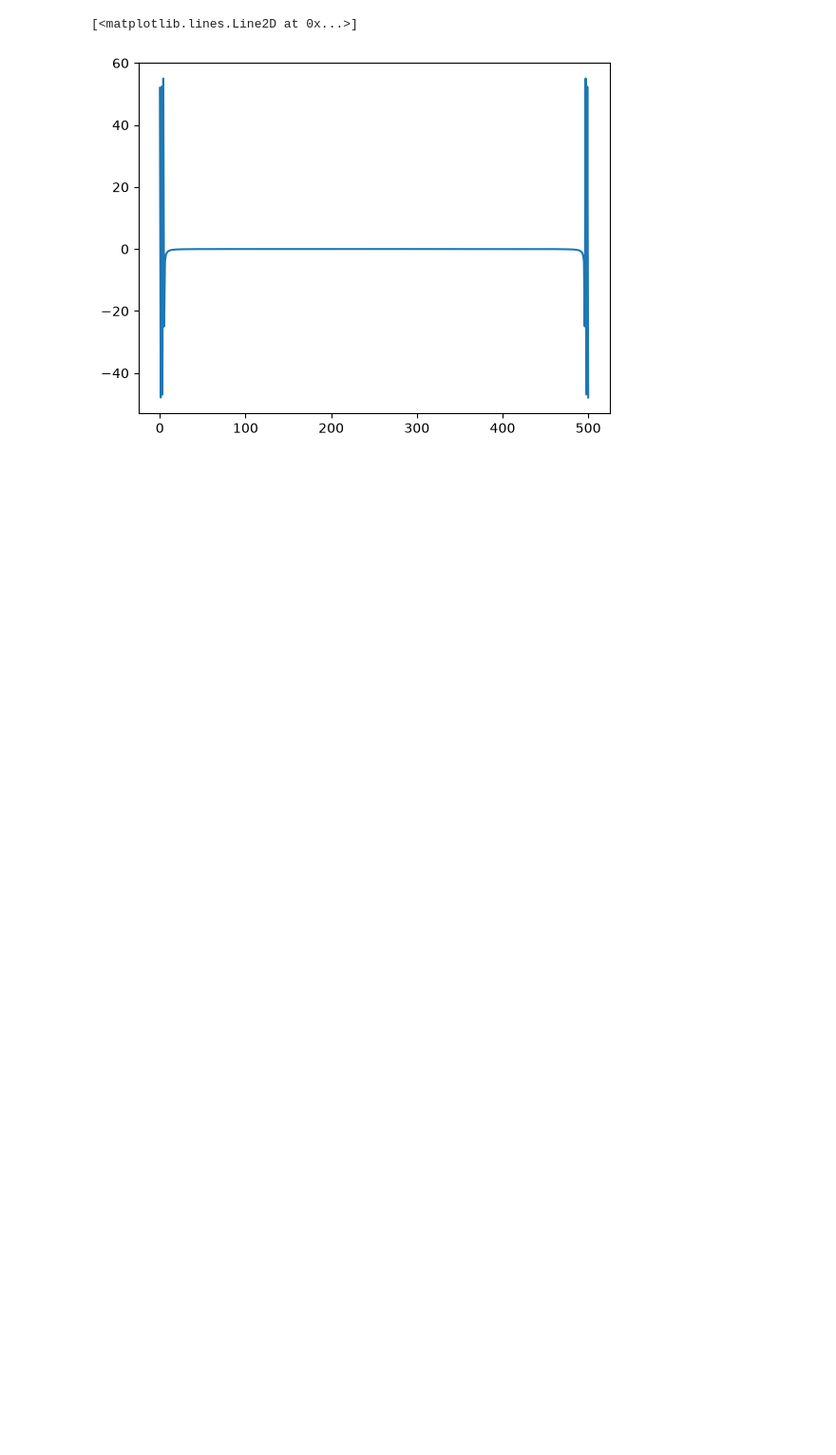
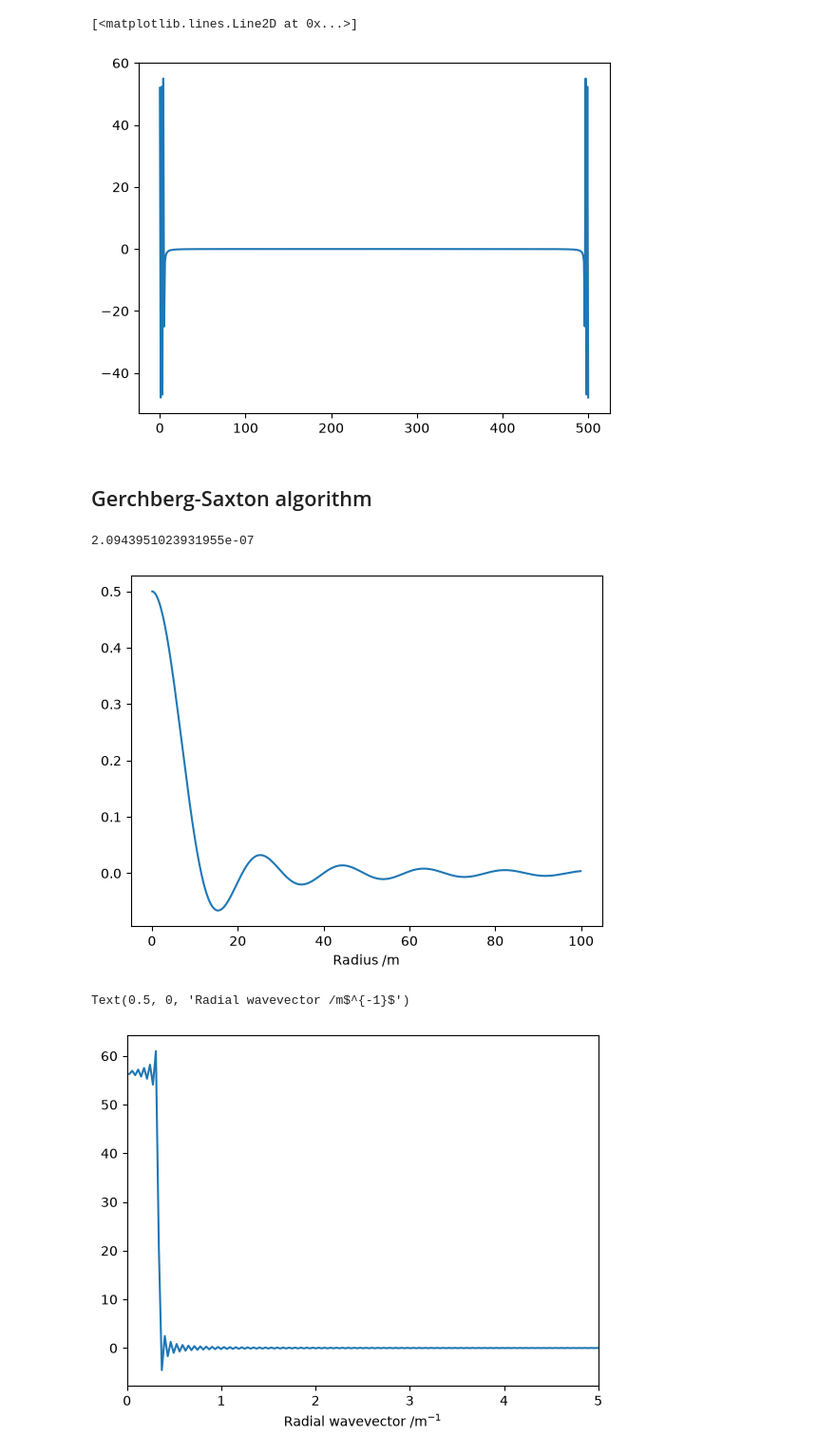
Before and after one commit to mlimonv12/MPTH-project, a Jupyter notebook: circular_symmetry.ipynb, the cells around one changed output. Shown at 95% size. Drawn from its saved outputs; the diff is of its cells as text; code cells hidden in the pictures; blank space fills up the shorter version.

```diff
--- a/circular_symmetry.ipynb
+++ b/circular_symmetry.ipynb
@@ -27,3 +33,52 @@ plt.plot(transform)
 [figure]
 [<matplotlib.lines.Line2D at 0x...>]
 [figure]
+# %% [markdown]
+## Gerchberg-Saxton algorithm
+# %%
+#pip install pyhank
+
+def KtoR(k, waveLength, focalLength):
+    return waveLength * focalLength * k / (2 * np.pi)
+
+def RtoK(r, waveLength, focalLength):
+    return 2 * np.pi * r / (waveLength * focalLength)
+
+
+f = 300 # GHz
+v = 3e8
+wl = v/f
+fl = 0.15 # m
+radius = 5e-3 # m
+k = RtoK(radius, wl, fl)
+print(k)
+# %% [output]
+2.0943951023931955e-07
+# %%
+# https://pyhank.readthedocs.io/en/latest/auto_examples/simple_example.html
+
+import numpy as np
+from scipy.interpolate import interp1d
+#from scipy.fft import fht
+import scipy.special
+from pyhank import HankelTransform
+
+transformer = HankelTransform(order=0, max_radius=100, n_points=1024)
+a = 1/3
+f = scipy.special.jv(1, transformer.r * a) / (transformer.r * a)
+
+plt.figure()
+plt.plot(transformer.r, f)
+plt.xlabel("Radius /m")
+plt.show()
+
+ht = transformer.qdht(f)
+
+plt.figure()
+plt.plot(transformer.kr, ht)
+plt.xlim((0, 5))
+plt.xlabel("Radial wavevector /m$^{-1}$")
+# %% [output]
+[figure, added]
+Text(0.5, 0, 'Radial wavevector /m$^{-1}$')
+[figure, added]
```
Also changed, not shown: parts of 6 cells of this notebook, 1 other file.
